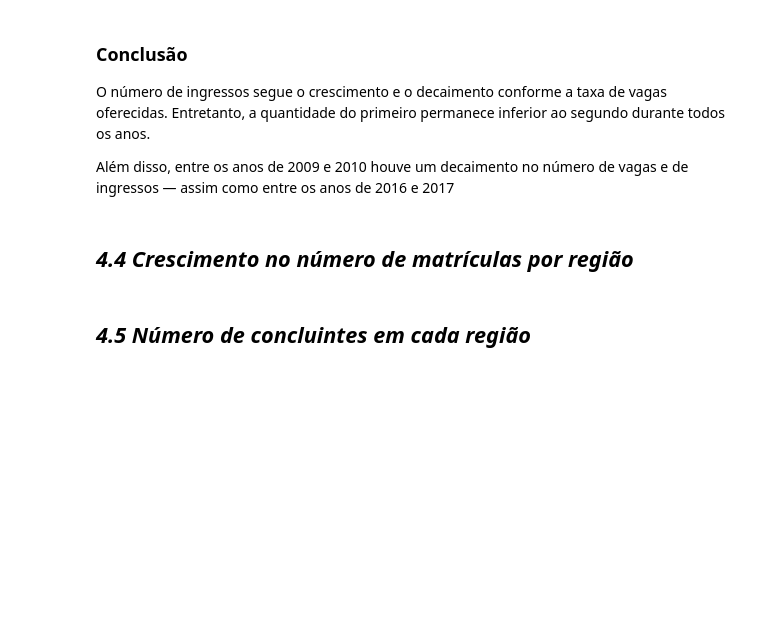
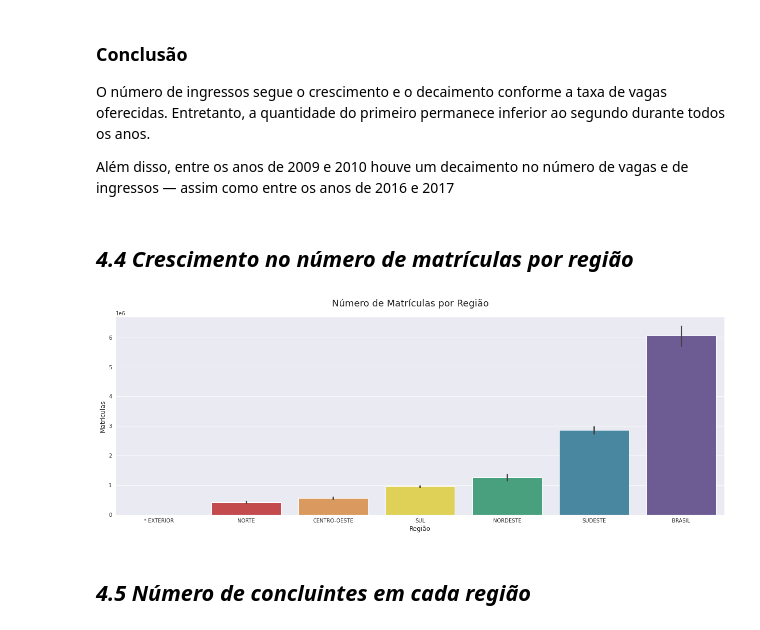
Before and after one commit to strawndri/Edutech-projeto_final, a Jupyter notebook: Notebooks/analise_de_dados.ipynb, the cells around one changed output. Cells and saved outputs as stored; diff of their text form; code cells hidden in the pictures; blank space fills up the shorter version.

```diff
--- a/Notebooks/analise_de_dados.ipynb
+++ b/Notebooks/analise_de_dados.ipynb
@@ -108,6 +108,12 @@ def comparing_results2(title, x, *y, data):
 
 def ordering_values(values_list, item):
   return dataset.sort_values(values_list)[item]
+# %%
+def set_barplot(title, x, y, xlabel, ylabel, dataset):
+  plot_config(21, 7, title)
+  sns.barplot(x=regiao_matriculas, y='matriculas', data=dataset, palette=palette);
+  plt.xlabel(xlabel, fontsize=12)
+  plt.ylabel(ylabel, fontsize=12)
 # %% [markdown]
 # **3. Tratamento de Dados**
 # %% [markdown]
@@ -267,6 +273,14 @@ O número de ingressos segue o crescimento e o decaimento conforme a taxa de vag
 Além disso, entre os anos de 2009 e 2010 houve um decaimento no número de vagas e de ingressos — assim como entre os anos de 2016 e 2017
 # %% [markdown]
 ## *4.4 Crescimento no número de matrículas por região*
+# %%
+# ordenando a coluna de matriculas
+regiao_matriculas = ordering_values('matriculas', 'regiao')
+
+set_barplot('Número de Matrículas por Região', regiao_matriculas,
+            'matriculas', 'Região', 'Matrículas', dataset);
+# %% [output]
+[figure, added]
 # %% [markdown]
 ## *4.5 Número de concluintes em cada região*
 # %% [markdown]
```
Also changed, not shown: parts of 1 cell of this notebook.
